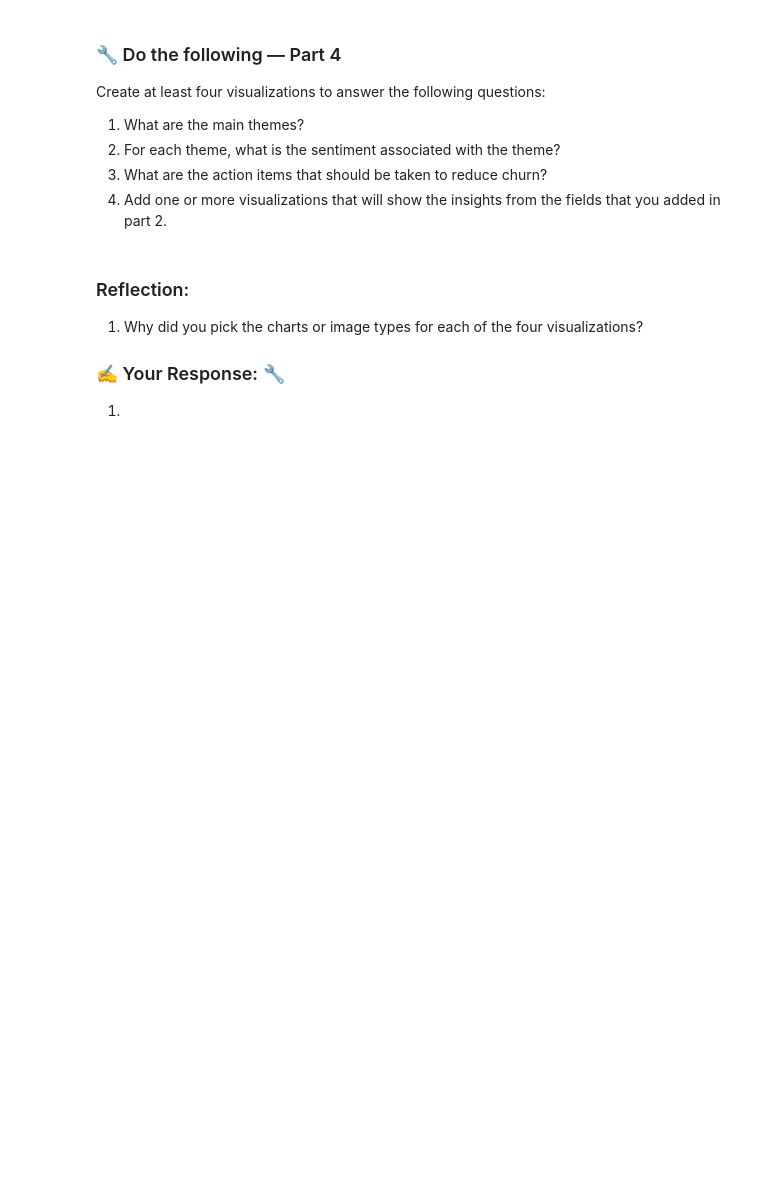
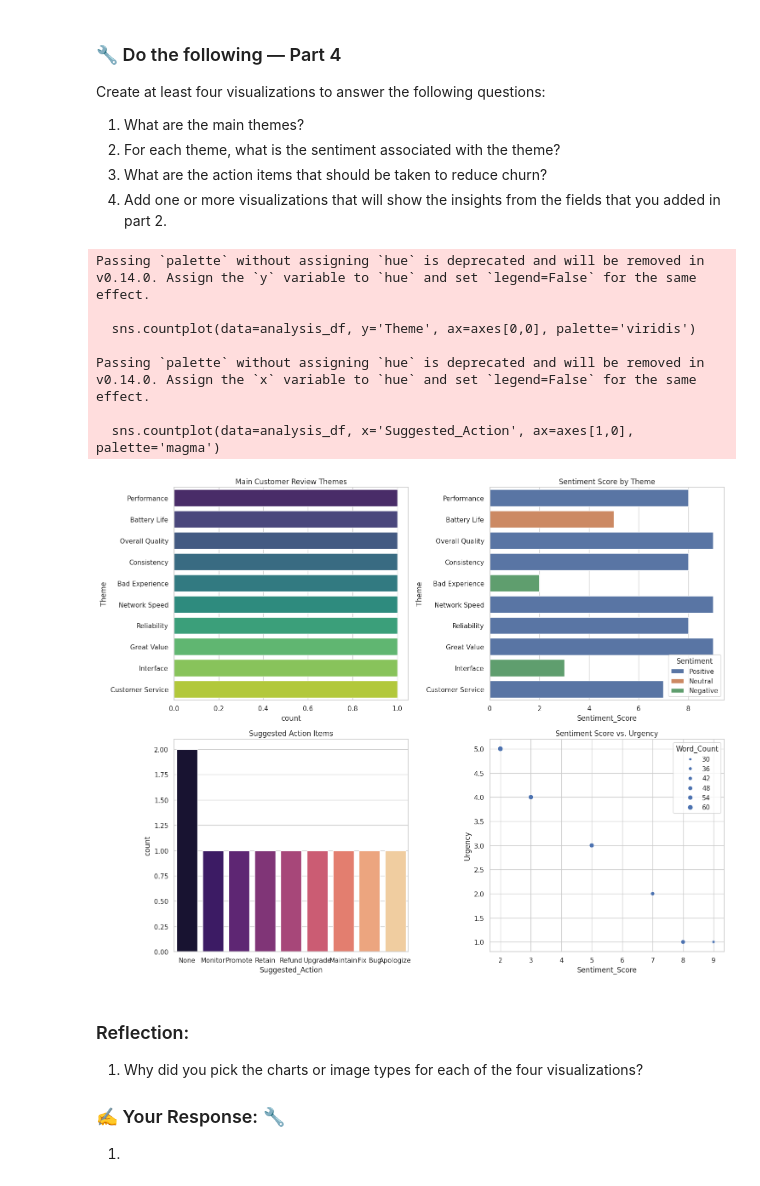
Before and after one commit to Syllabud/IS-4487, a Jupyter notebook: Labs/lab_14_api.ipynb, the cells around one changed output. Drawn from its saved outputs; the diff is of its cells as text; code cells hidden in the pictures; blank space fills up the shorter version.

```diff
--- a/Labs/lab_14_api.ipynb
+++ b/Labs/lab_14_api.ipynb
@@ -113,0 +112,15 @@ Summarize the sentiment and most important points in the following user review f
+# %%
+# 🔧 Part 2: Updated Prompt with numeric columns
+base_prompt = (
+    "Summarize the sentiment and most important points in the following user review for "
+    "a phone company named Megatelco. You will evaluate the sentiment, theme (in 2 words or less), "
+    "count the number of words, and suggest an action (in 2 words or less). "
+    "Additionally, include two numeric columns: 'Sentiment Score' (1-10) and 'Urgency' (1-5). "
+    "Format the output as a Markdown table with columns: "
+    "Sentiment | Theme | Word Count | Suggested Action | Sentiment Score | Urgency. Review: "
+)
+
+# Preview the new prompt format with the first review
+review = df['Review'].values[0]
+prompt = base_prompt + review
+print(prompt)
@@ -136,12 +151,12 @@ Summarize the sentiment and most important points in the following user review f
 - Is there any limit to the number of free requests you can make to Gemini?  (without payment)
 # %%
 # Configure the API key
-API_KEY = '##Paste your API key here##'
+API_KEY = 'AQ.Ab8RN6LBxJB_fcV1TVGP4mbLnAj4_dxRjOTQAE0qbW1MkbRfAw'
 client = genai.Client(api_key=API_KEY)
 
 # Connect to the current standard Flash model
 response = client.models.generate_content(
-    model='gemini-3.5-flash',
+    model='gemini-2.0-flash',
     contents='Hello Gemini!'
 )
 
@@ -188,3 +269,37 @@ Create at least four visualizations to answer the following questions:
+# %%
+# 🔧 Part 4: Visualizations
+import matplotlib.pyplot as plt
+import seaborn as sns
+
+fig, axes = plt.subplots(2, 2, figsize=(15, 12))
+
+# 1. Main Themes
+sns.countplot(data=analysis_df, y='Theme', ax=axes[0,0], palette='viridis')
+axes[0,0].set_title('Main Customer Review Themes')
+
+# 2. Sentiment by Theme
+sns.barplot(data=analysis_df, x='Sentiment_Score', y='Theme', hue='Sentiment', ax=axes[0,1])
+axes[0,1].set_title('Sentiment Score by Theme')
+
+# 3. Action Items to reduce churn
+sns.countplot(data=analysis_df, x='Suggested_Action', ax=axes[1,0], palette='magma')
+axes[1,0].set_title('Suggested Action Items')
+
+# 4. Custom Visual: Sentiment vs Urgency
+sns.scatterplot(data=analysis_df, x='Sentiment_Score', y='Urgency', size='Word_Count', ax=axes[1,1])
+axes[1,1].set_title('Sentiment Score vs. Urgency')
+
+plt.tight_layout()
+plt.show()
+# %% [output]
+Passing `palette` without assigning `hue` is deprecated and will be removed in v0.14.0. Assign the `y` variable to `hue` and set `legend=False` for the same effect.
+
+  sns.countplot(data=analysis_df, y='Theme', ax=axes[0,0], palette='viridis')
+
+Passing `palette` without assigning `hue` is deprecated and will be removed in v0.14.0. Assign the `x` variable to `hue` and set `legend=False` for the same effect.
+
+  sns.countplot(data=analysis_df, x='Suggested_Action', ax=axes[1,0], palette='magma')
+[figure, added]
 # %% [markdown]
 ### Reflection:
 1. Why did you pick the charts or image types for each of the four visualizations?
```
Also changed, not shown: parts of 7 cells of this notebook.
